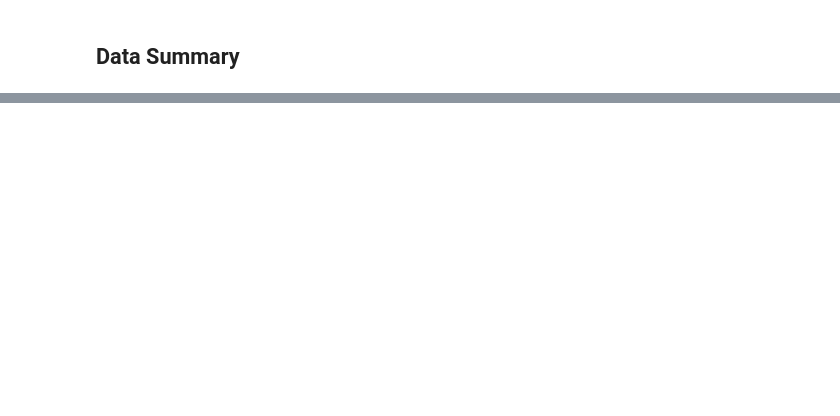
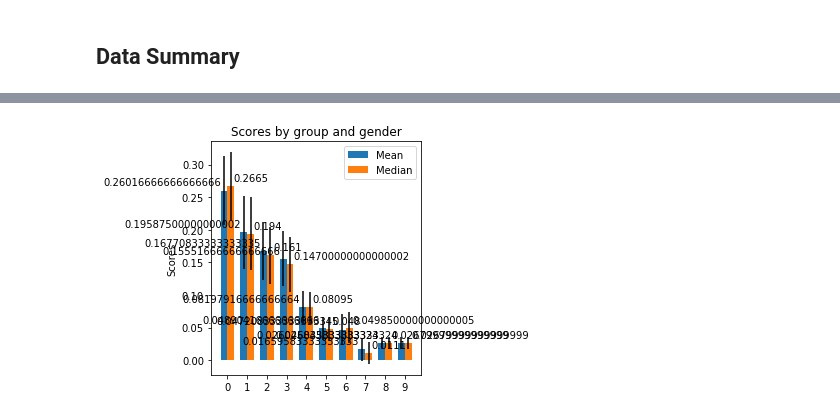
Before and after one commit to ss2944/data-sci, a Jupyter notebook: Saumya-Market-Share-And-Income.ipynb, the cells around one changed output, grey strips where cells are left out. Drawn from its saved outputs; the diff is of its cells as text; code cells hidden in the pictures; blank space fills up the shorter version.

```diff
--- a/Saumya-Market-Share-And-Income.ipynb
+++ b/Saumya-Market-Share-And-Income.ipynb
@@ -20,5 +15,5 @@ Index(['Adventure Market Share', 'Action Market Share', 'Drama Market Share',
 # %%
-col = data.columns[:len(data.columns)-2]
+col = data.columns[:len(data.columns)-3]
 income = data.columns[-1]
 # %% [markdown]
 ## Data Summary
@@ -54,7 +32,0 @@ Med 3.1000 Mean 2.8333 Stdev 1.5513
-# %%
-for c in col:
-    plt.scatter(data[income], data[c], color = 'deepskyblue')
-    plt.title(income+' and ' +c)
-    plt.xlabel(c)
-    plt.ylabel(income)
-    plt.show()
@@ -70,0 +33,59 @@ for c in col:
+# %%
+stats = pd.DataFrame()
+for c in col:
+    stats[c]=[summary[c][5],summary[c][1],summary[c][2]]
+stats[income]=[summary[c][5],summary[c][1],summary[c][2]]
+stats.index = ['Med','Mean', 'StDev']
+# %%
+means =stats.loc['Mean']
+stdev = stats.loc['StDev']
+med = stats.loc['Med']
+
+ind = np.arange(10)  # the x locations for the groups
+width = 0.35  # the width of the bars
+
+fig, ax = plt.subplots()
+rects1 = ax.bar(ind - width/2, means, width, yerr=stdev, label='Mean')
+rects2 = ax.bar(ind + width/2, med, width, yerr=stdev, label='Median')
+
+
+
+ax.set_ylabel('Scores')
+ax.set_title('Scores by group and gender')
+ax.set_xticks(ind)
+#ax.set_xticklabels(('G1', 'G2', 'G3', 'G4', 'G5'))
+ax.legend()
+
+
+def autolabel(rects, xpos='center'):
+    """
+    Attach a text label above each bar in *rects*, displaying its height.
+
+    *xpos* indicates which side to place the text w.r.t. the center of
+    the bar. It can be one of the following {'center', 'right', 'left'}.
+    """
+
+    ha = {'center': 'center', 'right': 'left', 'left': 'right'}
+    offset = {'center': 0, 'right': 1, 'left': -1}
+
+    for rect in rects:
+        height = rect.get_height()
+        ax.annotate('{}'.format(height),
+                    xy=(rect.get_x() + rect.get_width() / 2, height),
+                    xytext=(offset[xpos]*3, 3),  # use 3 points offset
+                    textcoords="offset points",  # in both directions
+                    ha=ha[xpos], va='bottom')
+
+
+autolabel(rects1, "left")
+autolabel(rects2, "right")
+
+fig.tight_layout()
+
+
+
+
+
+plt.show()
+# %% [output]
+[figure, added]
```
Also changed, not shown: parts of 12 cells of this notebook, 4 other files.
